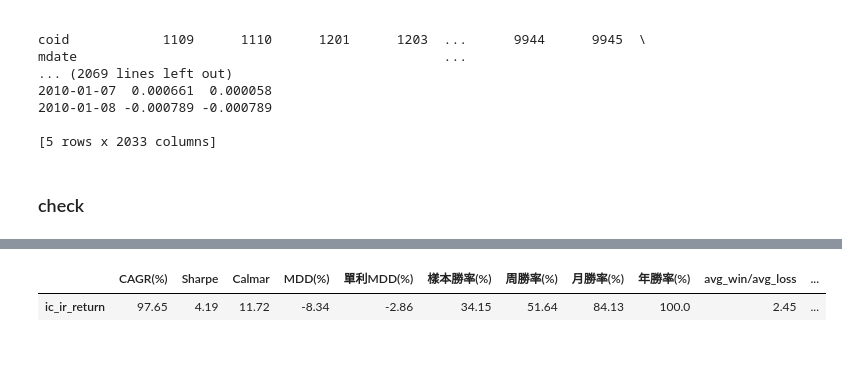
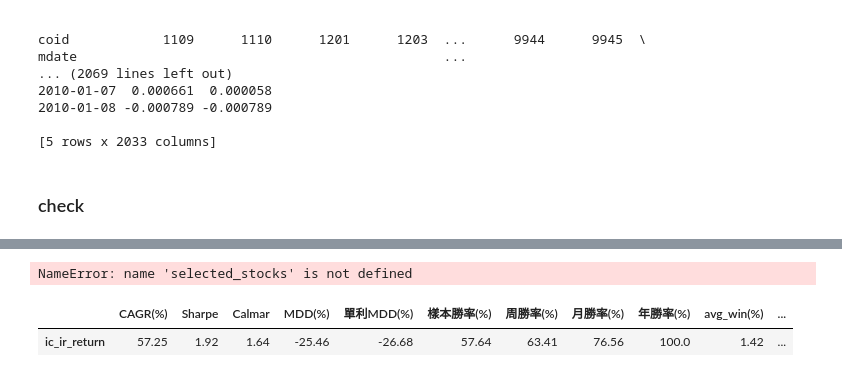
Before and after one commit to roger2389/Stock-Futures-Portfolio, a Jupyter notebook: Alpha alalysis.ipynb, the cells around one changed output, grey strips where cells are left out. Saved outputs shown, nothing was run; the diff lists cells and outputs as text; code cells hidden in the pictures.

```diff
--- a/Alpha alalysis.ipynb
+++ b/Alpha alalysis.ipynb
@@ -641,2 +661,2 @@ mask = availability_matrix & con_mask
 # %%
-Top_n = 20 #選股數量
+Top_n =15 #選股數量
@@ -732,34 +818,41 @@ bt_ret, weightings = calculate_return_series(ic_ir[mask].loc['2020':],Top_n, exp
+# %%
+exp_ret_fu[selected_stocks][-6:]
+# %% [output]
+NameError: name 'selected_stocks' is not defined
 # %%
 import warnings
 warnings.filterwarnings("ignore")
 def max_drawdown(prices):
     # 計算累計的最大值
     cumulative_max = prices.cummax()
     # 計算回撤 (Drawdown)
     drawdown = (prices - cumulative_max) / cumulative_max
     # 計算最大回撤 (MDD)
     mdd = drawdown.min()
     return mdd
 display(pd.concat({"CAGR(%)":bt_ret.mean() * 252 * 100,
         'Sharpe' : bt_ret.mean() / bt_ret.std()*252**0.5,
-        'Calmar':bt_ret.mean() * 252 / abs(bt_ret.max_drawdown()),
+        'Calmar':bt_ret.cagr() / abs(bt_ret.max_drawdown()),
         'MDD(%)' : bt_ret.max_drawdown()*100,
         '單利MDD(%)' : max_drawdown(bt_ret.cumsum().add(1))*100,
         '樣本勝率(%)' : bt_ret.apply(lambda X:((X.dropna()>0).sum() / X.dropna().shape[0])*100),
         '周勝率(%)' : bt_ret.apply(lambda X:((X.dropna().add(1).resample('W').prod().sub(1)>0).sum() / X.dropna().add(1).resample('W').prod().sub(1).dropna().shape[0])*100),
         '月勝率(%)' : bt_ret.apply(lambda X:((X.dropna().add(1).resample('ME').prod().sub(1)>0).sum() / X.dropna().add(1).resample('ME').prod().sub(1).shape[0])*100),
         '年勝率(%)' : bt_ret.apply(lambda X:((X.dropna().add(1).resample('YE').prod().sub(1)>0).sum() / X.dropna().add(1).resample('YE').prod().sub(1).shape[0])*100),
+        "avg_win(%)": bt_ret.apply(lambda X: X[X > 0].mean() * 100),
+        "avg_loss(%)": bt_ret.apply(lambda X: X[X < 0].mean() * 100),
+        'avg(%)':bt_ret.apply(lambda X:X.mean() * 100),
         'avg_win/avg_loss' : bt_ret.apply(lambda X:(X[X > 0].mean() / abs(X[X < 0].mean()))),
         'profit_factor' : bt_ret.profit_factor(),
         },axis = 1).round(2))
 bt_ret.cumsum().ffill().iplot(title='Equity Curve')
 bt_ret.to_drawdown_series().iplot(title = 'Drawdown')
 pd.concat({
     f'equal({round(weightings["ic_ir"].loc["2020":].sum(axis=1).mean(), 4)})': weightings['ic_ir'].loc["2020":].sum(axis=1),
 }, axis=1).iplot(title='現金使用率')
 # %% [output]
-|  | CAGR(%) | Sharpe | Calmar | MDD(%) | 單利MDD(%) | 樣本勝率(%) | 周勝率(%) | 月勝率(%) | 年勝率(%) | avg_win/avg_loss | ... |
-| ic_ir_return | 97.65 | 4.19 | 11.72 | -8.34 | -2.86 | 34.15 | 51.64 | 84.13 | 100.0 | 2.45 | ... |
+|  | CAGR(%) | Sharpe | Calmar | MDD(%) | 單利MDD(%) | 樣本勝率(%) | 周勝率(%) | 月勝率(%) | 年勝率(%) | avg_win(%) | ... |
+| ic_ir_return | 57.25 | 1.92 | 1.64 | -25.46 | -26.68 | 57.64 | 63.41 | 76.56 | 100.0 | 1.42 | ... |
 [interactive output not drawn]
 [interactive output not drawn]
 [interactive output not drawn]
```
Also changed, not shown: parts of 15 cells of this notebook.
